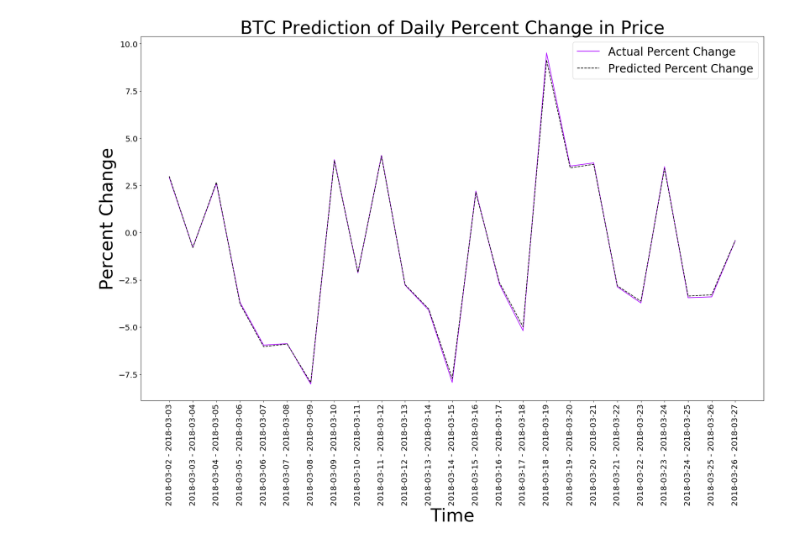
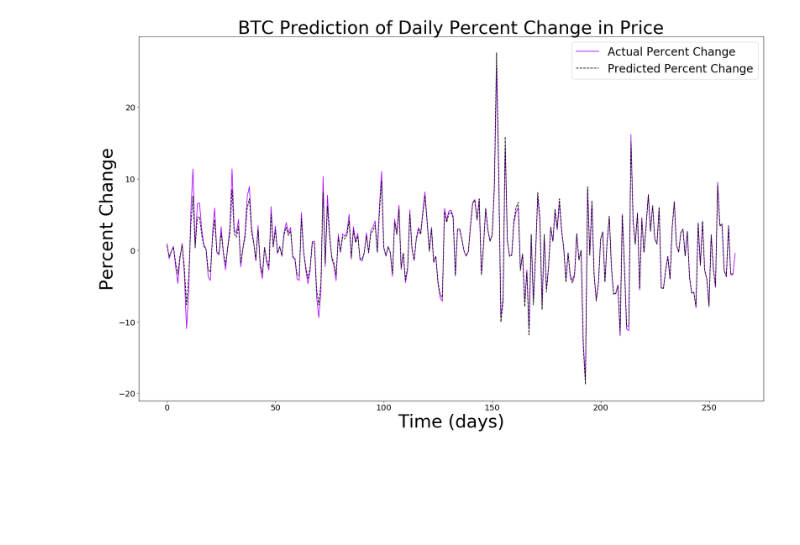
Before and after one commit to CSCI4850/S18-team2-project, a Jupyter notebook: model/RNN_Proof_of_Concept.ipynb, the cells around one changed output. Cells and saved outputs as stored; diff of their text form; code cells hidden in the pictures; blank space fills up the shorter version.

```diff
--- a/model/RNN_Proof_of_Concept.ipynb
+++ b/model/RNN_Proof_of_Concept.ipynb
@@ -53,6 +30,7 @@ We can see, from above, that the training data set has no entries after the last
 # %%
 # Form training set from daily averages.
-training_set = df_train.values
+#training_set = df_train.values
+training_set = daily_average.values
 training_set = reshape(training_set, (len(training_set), 1))
 
 # Perform Min-max normalization.
@@ -88,8 +66,8 @@ model.compile(loss      = 'mean_squared_error',
 model.summary()
 
 # Fitting the RNN to the Training set
-history = model.fit(x_train,
-                    y_train,
+history = model.fit(x          = x_train,
+                    y          = y_train,
                     batch_size = len(x_train),
                     epochs     = 100,
                     verbose    = 0)
@@ -113,6 +91,7 @@ Non-trainable params: 0
 _________________________________________________________________
 # %%
 # Predicting the future.
-actual_prices       = df_test.values
-inputs              = reshape(sc.transform(reshape(actual_prices, (len(actual_prices), 1))), (len(actual_prices), 1, 1))
-predicted_BTC_price = sc.inverse_transform(model.predict(inputs))
+#actual_prices       = df_test.values
+actual_prices       = sc.inverse_transform(y_train)
+predicted_BTC_price = sc.inverse_transform(model.predict(x_train))
+print(len(predicted_BTC_pr), len(y_train))
@@ -168,39 +141,33 @@ actual_percent_change    = [100*(e2 - e1)/e1 for e1, e2 in zip(actual_prices[:-1
 plt.figure(figsize   = (25,15),
            dpi       = 80,
            facecolor = 'w',
            edgecolor = 'k')
 
 ax      = plt.gca()
 
 plt.plot(actual_percent_change,
          color = '#AA00FF',
          label = 'Actual Percent Change')
-plt.plot(predicted_percent_change,
+plt.plot(predicted_percent_change[1:],
          color = '#000000',
          ls    = 'dashed',
          label = 'Predicted Percent Change')
 
 plt.title('BTC Prediction of Daily Percent Change in Price',
           fontsize = 40)
 
-labels  = [df_test['date'][i].strftime('%Y-%m-%d') + ' - ' + df_test['date'][i + 1].strftime('%Y-%m-%d') for i in range(len(df_test['date']) - 1)]
-
-plt.xticks([_ for _ in range(len(labels))],
-           labels,
-           rotation = 'vertical')
-
 for tick in ax.xaxis.get_major_ticks():
     tick.label1.set_fontsize(18)
 for tick in ax.yaxis.get_major_ticks():
     tick.label1.set_fontsize(18)
 
-plt.xlabel('Time',
+plt.xlabel('Time (days)',
            fontsize = 40)
 plt.ylabel('Percent Change',
            fontsize = 40)
 plt.legend(loc  = 'best',
            prop = {'size': 25})
 
 plt.show()
 # %% [output]
-[figure, old version]
+[figure, new version]
```
Also changed, not shown: parts of 7 cells of this notebook.
